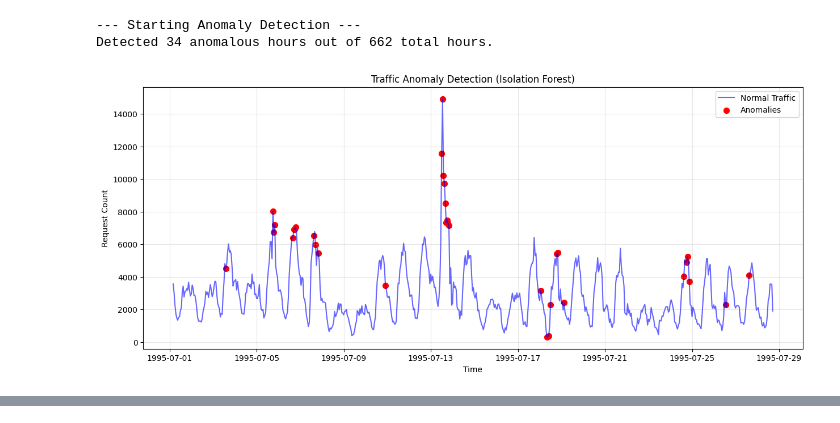
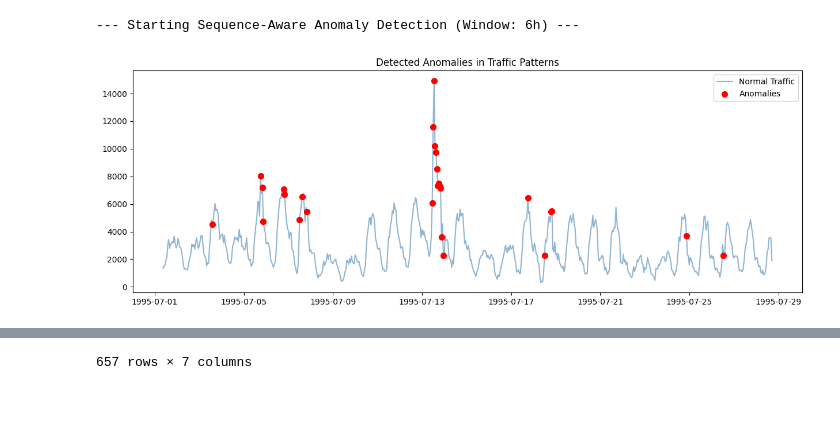
Before and after one commit to hinadome/ML_Project, a Jupyter notebook: EDA.ipynb, the cells around one changed output, grey strips where cells are left out. Saved outputs shown, nothing was run; the diff lists cells and outputs as text; code cells hidden in the pictures.

```diff
--- a/EDA.ipynb
+++ b/EDA.ipynb
@@ -336,4 +408,4 @@ def run_tuned_comparison(df_features):
 # %%
-raw_data = ingest_and_aggregate('data/NASA_access_log_Jul95.gz')
+hourly_df = ingest_and_aggregate("data/NASA_access_log_Jul95.gz")
 # %% [output]
 Ingesting logs...
@@ -341,6 +413,5 @@ Aggregation complete: 662 hourly intervals. (Took 7.70s)
-# %%
-result_anomaly = run_anomaly_detection(raw_data)
-# %% [output]
---- Starting Anomaly Detection ---
-Detected 34 anomalous hours out of 662 total hours.
-[figure, removed]
+# %%
+run_sequence_anomaly_detection(hourly_df)
+# %% [output]
+--- Starting Sequence-Aware Anomaly Detection (Window: 6h) ---
+[figure, added]
@@ -347 +431,2 @@ Detected 34 anomalous hours out of 662 total hours.
+657 rows × 7 columns
 # %%
```
Also changed, not shown: parts of 8 cells of this notebook, 5 other files.
